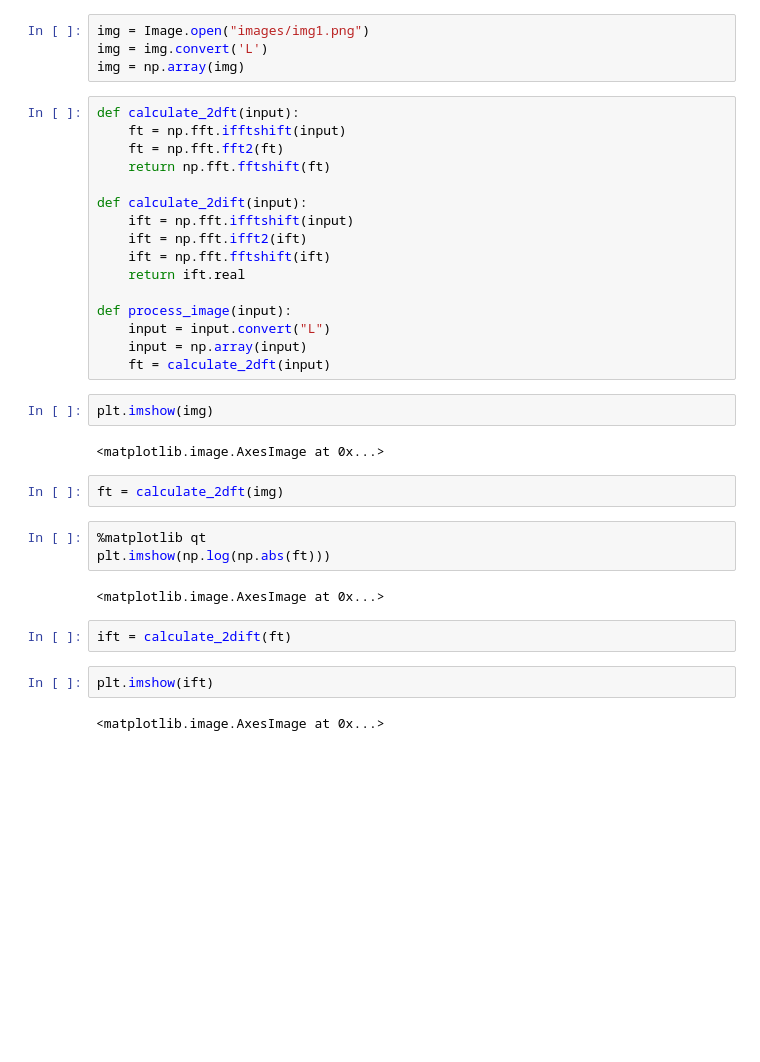
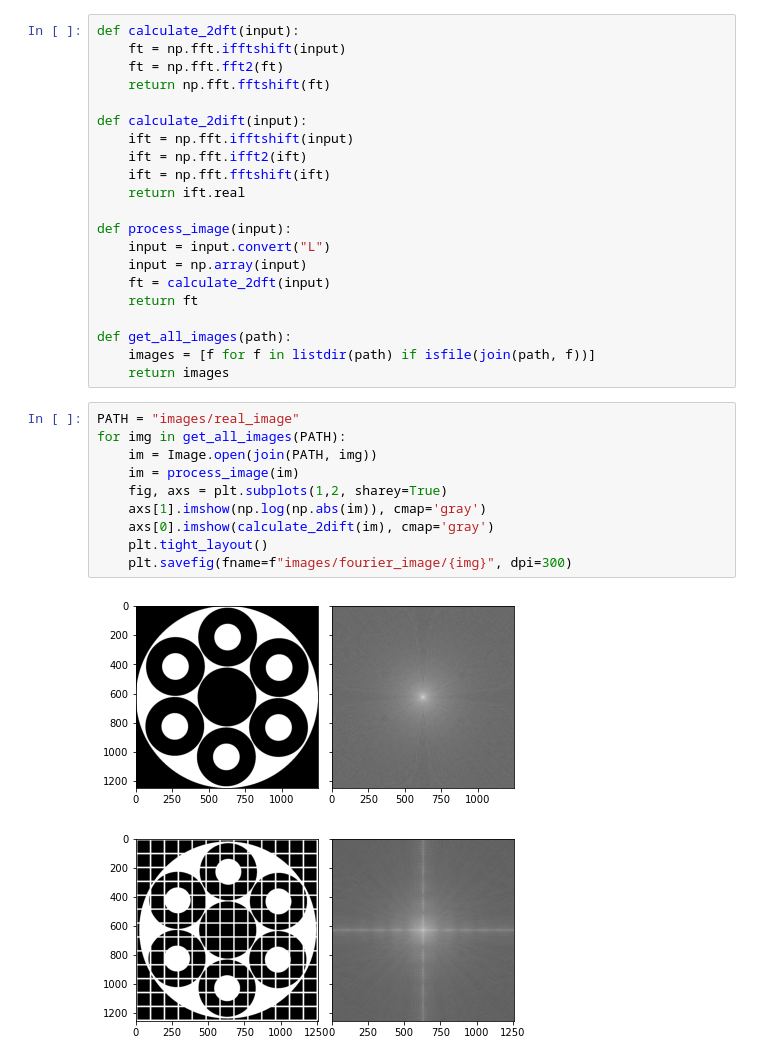
Before and after one commit to henrfr/Photonics, a Jupyter notebook: src/signal_processing/fourier_optics.ipynb, the cells around one changed output. Drawn from its saved outputs; the diff is of its cells as text; blank space fills up the shorter version.

Commit message:
add fourier optics

```diff
--- a/src/signal_processing/fourier_optics.ipynb
+++ b/src/signal_processing/fourier_optics.ipynb
@@ -5,7 +8,3 @@ from PIL import Image
-# %%
-img = Image.open("images/img1.png")
-img = img.convert('L')
-img = np.array(img)
 # %%
 def calculate_2dft(input):
     ft = np.fft.ifftshift(input)
@@ -22,20 +21,21 @@ def process_image(input):
     input = input.convert("L")
     input = np.array(input)
     ft = calculate_2dft(input)
+    return ft
+
+def get_all_images(path):
+    images = [f for f in listdir(path) if isfile(join(path, f))]
+    return images
-# %%
-plt.imshow(img)
-# %% [output]
-<matplotlib.image.AxesImage at 0x...>
-# %%
-ft = calculate_2dft(img)
-# %%
-%matplotlib qt
-plt.imshow(np.log(np.abs(ft)))
-# %% [output]
-<matplotlib.image.AxesImage at 0x...>
-# %%
-ift = calculate_2dift(ft)
-# %%
-plt.imshow(ift)
-# %% [output]
-<matplotlib.image.AxesImage at 0x...>
+# %%
+PATH = "images/real_image"
+for img in get_all_images(PATH):
+    im = Image.open(join(PATH, img))
+    im = process_image(im)
+    fig, axs = plt.subplots(1,2, sharey=True)
+    axs[1].imshow(np.log(np.abs(im)), cmap='gray')
+    axs[0].imshow(calculate_2dift(im), cmap='gray')
+    plt.tight_layout()
+    plt.savefig(fname=f"images/fourier_image/{img}", dpi=300)
+# %% [output]
+[figure, added]
+[figure, added]
```
Also changed, not shown: parts of 2 cells of this notebook, 19 other files.
